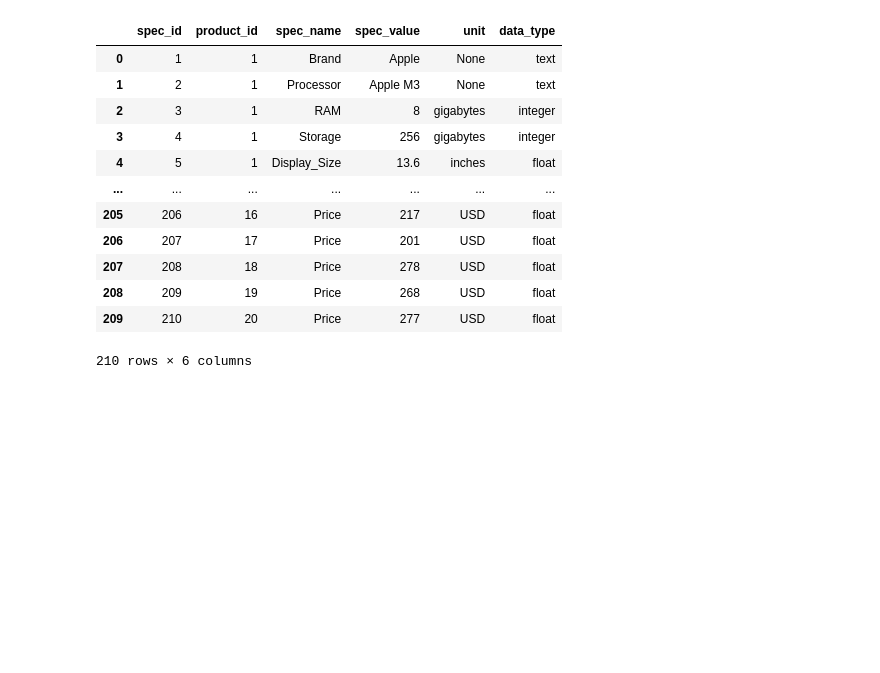
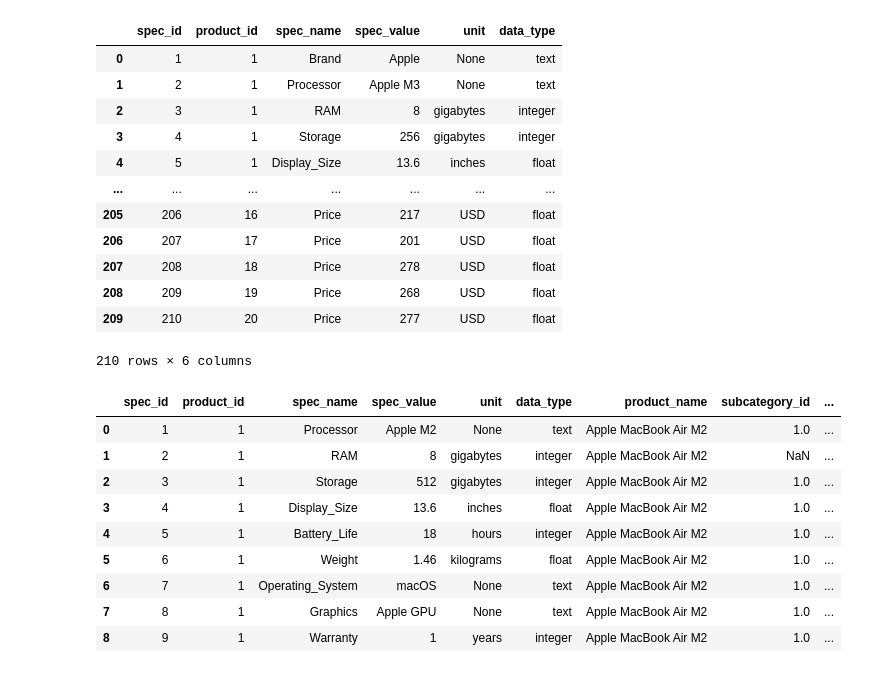
Before and after one commit to bhattacharjeeajay12/EAG_V1_CAPESTONE, a Jupyter notebook: dev_docs/data_quality_2.ipynb, the cells around one changed output. Cells and saved outputs as stored; diff of their text form; code cells hidden in the pictures; blank space fills up the shorter version.

```diff
--- a/dev_docs/data_quality_2.ipynb
+++ b/dev_docs/data_quality_2.ipynb
@@ -69,0 +74,13 @@ s2
+# %%
+spec_df[spec_df["product_id"]==1]
+# %% [output]
+|  | spec_id | product_id | spec_name | spec_value | unit | data_type | product_name | subcategory_id | ... |
+| 0 | 1 | 1 | Processor | Apple M2 | None | text | Apple MacBook Air M2 | 1.0 | ... |
+| 1 | 2 | 1 | RAM | 8 | gigabytes | integer | Apple MacBook Air M2 | NaN | ... |
+| 2 | 3 | 1 | Storage | 512 | gigabytes | integer | Apple MacBook Air M2 | 1.0 | ... |
+| 3 | 4 | 1 | Display_Size | 13.6 | inches | float | Apple MacBook Air M2 | 1.0 | ... |
+| 4 | 5 | 1 | Battery_Life | 18 | hours | integer | Apple MacBook Air M2 | 1.0 | ... |
+| 5 | 6 | 1 | Weight | 1.46 | kilograms | float | Apple MacBook Air M2 | 1.0 | ... |
+| 6 | 7 | 1 | Operating_System | macOS | None | text | Apple MacBook Air M2 | 1.0 | ... |
+| 7 | 8 | 1 | Graphics | Apple GPU | None | text | Apple MacBook Air M2 | 1.0 | ... |
+| 8 | 9 | 1 | Warranty | 1 | years | integer | Apple MacBook Air M2 | 1.0 | ... |
```
Also changed, not shown: parts of 8 cells of this notebook, 6 other files.
